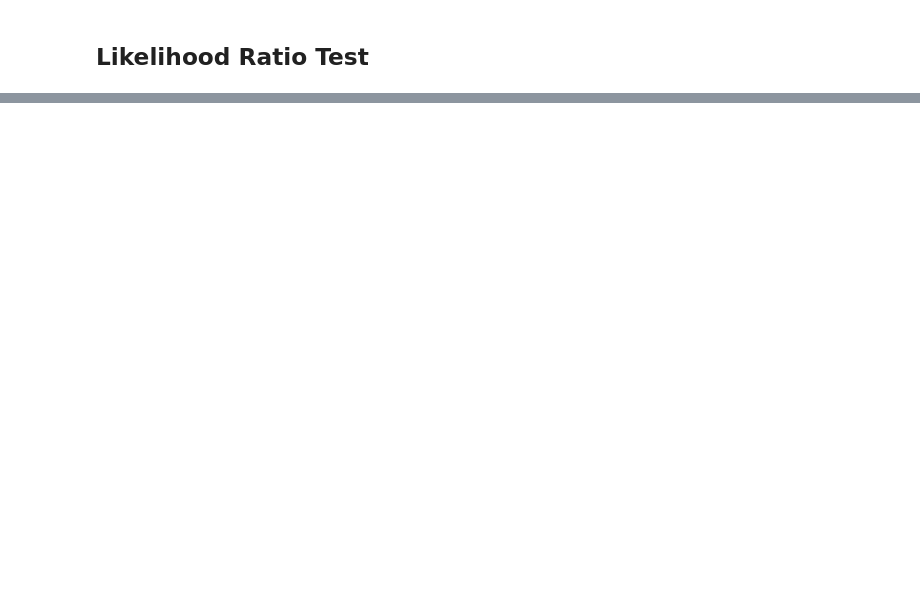
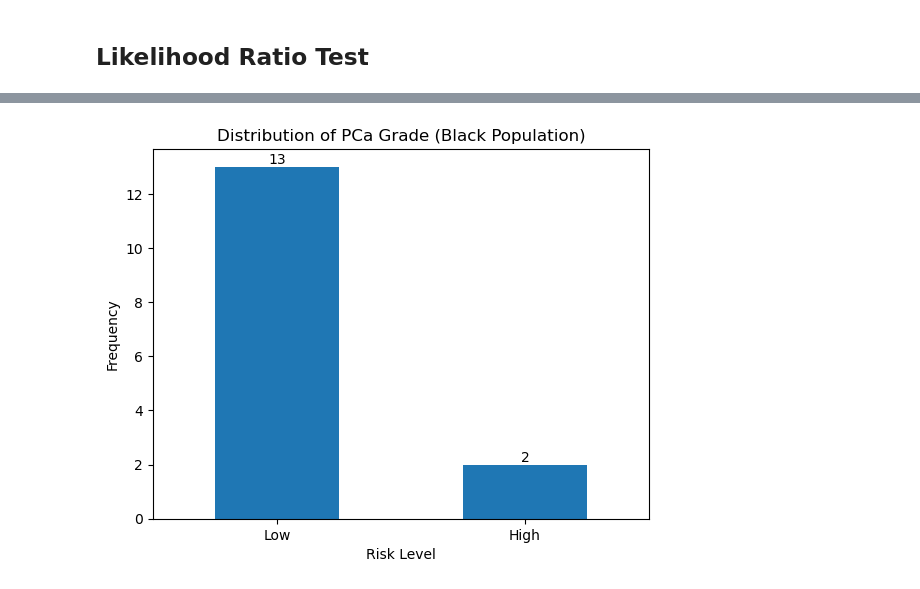
Before and after one commit to Tinovimba-Hove/Prostate-Cancer-Prediction-MachineLearning, a Jupyter notebook: PCA Analysis.ipynb, the cells around one changed output, grey strips where cells are left out. Drawn from its saved outputs; the diff is of its cells as text; code cells hidden in the pictures; blank space fills up the shorter version.

```diff
--- a/PCA Analysis.ipynb
+++ b/PCA Analysis.ipynb
@@ -924,0 +994,19 @@ P-value: 0.4131
+# %%
+data = pd.read_excel("PCA_Data.xlsx")
+data = data[data['RACE'] == 'Black']
+
+# Function to remove outliers
+def remove_outliers(x):
+    Q1 = np.percentile(x, 25)
+    Q3 = np.percentile(x, 75)
+    IQR = Q3 - Q1
+    lower_bound = Q1 - 1.5 * IQR
+    upper_bound = Q3 + 1.5 * IQR
+    return np.where((x >= lower_bound) & (x <= upper_bound), x, np.nan)
+
+# Remove outliers for each variable
+for col in ['Exon9', 'Exon4a', 'Exon4b', 'baselinePSA']:
+    data[col] = remove_outliers(data[col])
+
+# Drop rows with missing values
+data = data.dropna(subset=['Exon9', 'Exon4a', 'baselinePSA'])
@@ -924,0 +1031,18 @@ P-value: 0.4131
+# %%
+# Count the occurrences of each category
+counts = data['Gleason Risk'].value_counts()
+
+# Plot the bar graph
+counts.plot(kind='bar')
+plt.title('Distribution of PCa Grade (Black Population)')
+plt.xlabel('Risk Level')
+plt.ylabel('Frequency')
+plt.xticks(rotation=0)  # Keep labels horizontal for better readability
+
+# Add numbers on top of the bars
+for index, value in enumerate(counts):
+    plt.text(index, value, str(value), ha='center', va='bottom', fontsize=10)
+
+plt.show()
+# %% [output]
+[figure, added]
```
Also changed, not shown: parts of 33 cells of this notebook, 1 other file.
